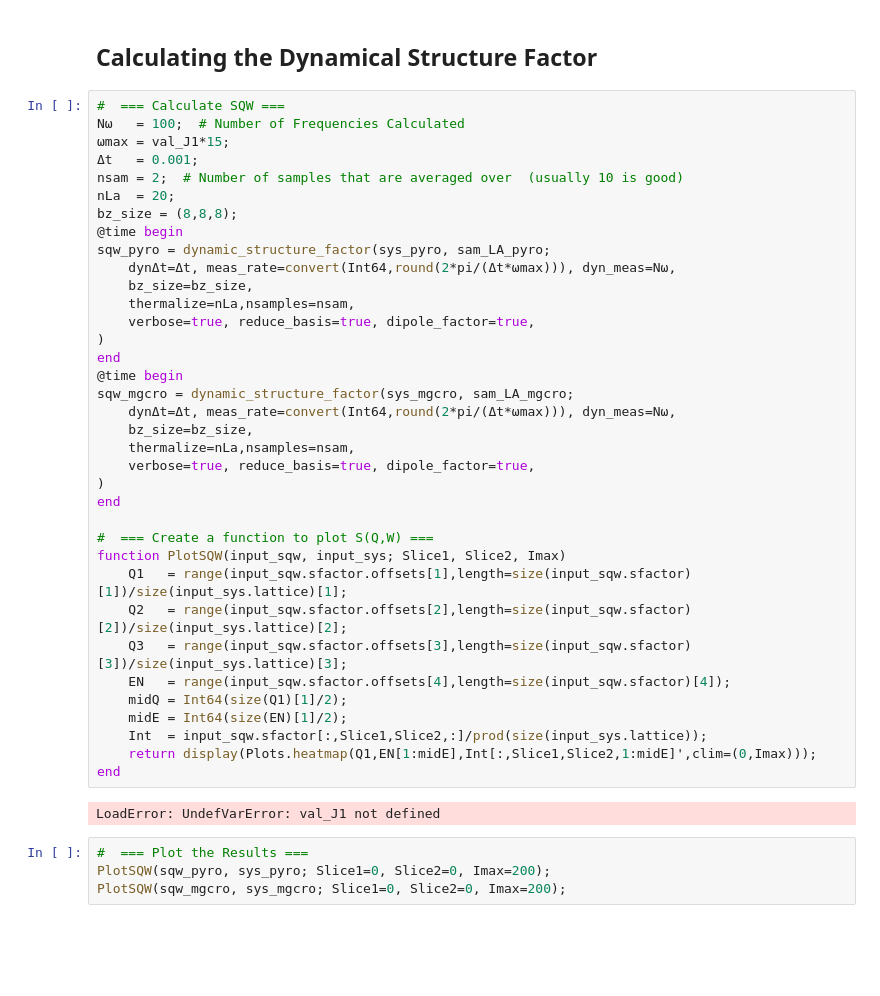
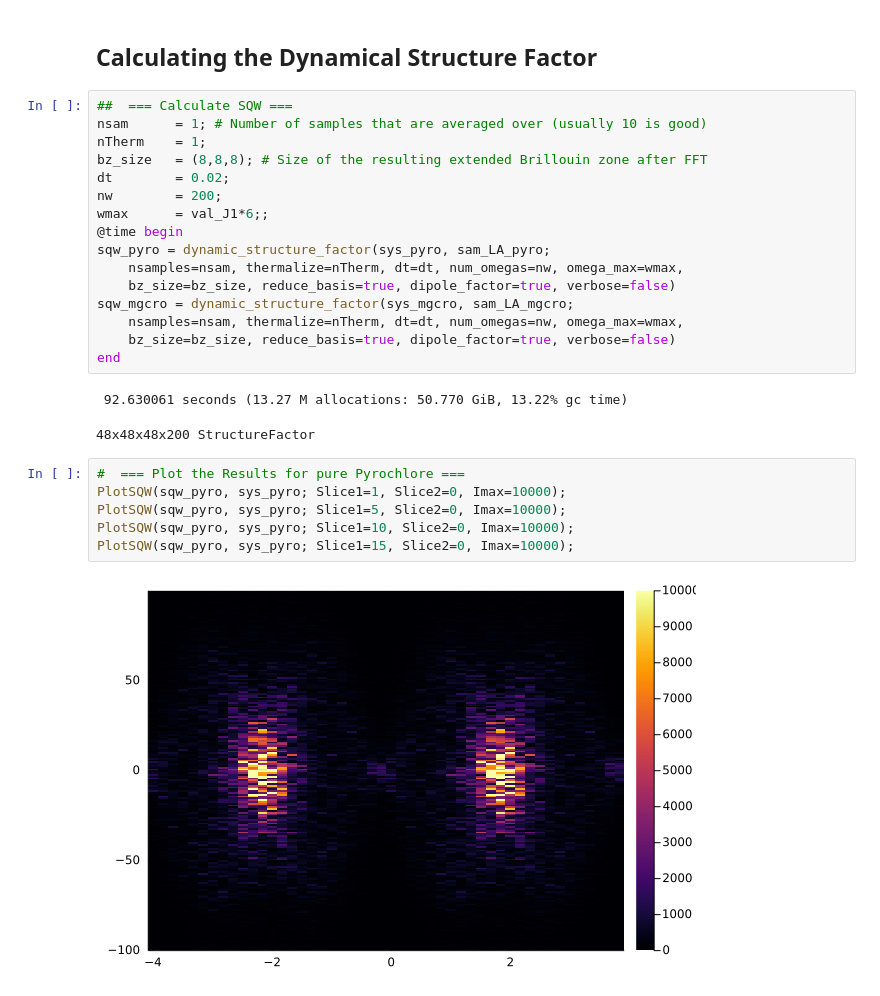
Before and after one commit to SunnySuite/SunnyTutorials, a Jupyter notebook: tutorials/MgCr2O4/MgCr2O4_tutorial.ipynb, the cells around one changed output. Cells and saved outputs as stored; diff of their text form; blank space fills up the shorter version.

```diff
--- a/tutorials/MgCr2O4/MgCr2O4_tutorial.ipynb
+++ b/tutorials/MgCr2O4/MgCr2O4_tutorial.ipynb
@@ -400,44 +401,29 @@ PlotSQ(sq_mgcro, sys_mgcro; Slice=0, Imax=20000)
 # %% [markdown]
 ## **Calculating the Dynamical Structure Factor** ##
-# %%
-#  === Calculate SQW ===
-Nω   = 100;  # Number of Frequencies Calculated
-ωmax = val_J1*15;
-Δt   = 0.001;
-nsam = 2;  # Number of samples that are averaged over  (usually 10 is good)
-nLa  = 20;
-bz_size = (8,8,8);
-@time begin
-sqw_pyro = dynamic_structure_factor(sys_pyro, sam_LA_pyro;
-    dynΔt=Δt, meas_rate=convert(Int64,round(2*pi/(Δt*ωmax))), dyn_meas=Nω,
-    bz_size=bz_size,
-    thermalize=nLa,nsamples=nsam,
-    verbose=true, reduce_basis=true, dipole_factor=true,
-)
-end
-@time begin
-sqw_mgcro = dynamic_structure_factor(sys_mgcro, sam_LA_mgcro;
-    dynΔt=Δt, meas_rate=convert(Int64,round(2*pi/(Δt*ωmax))), dyn_meas=Nω,
-    bz_size=bz_size,
-    thermalize=nLa,nsamples=nsam,
-    verbose=true, reduce_basis=true, dipole_factor=true,
-)
-end
-
-#  === Create a function to plot S(Q,W) ===
-function PlotSQW(input_sqw, input_sys; Slice1, Slice2, Imax)
-    Q1   = range(input_sqw.sfactor.offsets[1],length=size(input_sqw.sfactor)[1])/size(input_sys.lattice)[1];
-    Q2   = range(input_sqw.sfactor.offsets[2],length=size(input_sqw.sfactor)[2])/size(input_sys.lattice)[2];
-    Q3   = range(input_sqw.sfactor.offsets[3],length=size(input_sqw.sfactor)[3])/size(input_sys.lattice)[3];
-    EN   = range(input_sqw.sfactor.offsets[4],length=size(input_sqw.sfactor)[4]);
-    midQ = Int64(size(Q1)[1]/2);
-    midE = Int64(size(EN)[1]/2);
-    Int  = input_sqw.sfactor[:,Slice1,Slice2,:]/prod(size(input_sys.lattice));
-    return display(Plots.heatmap(Q1,EN[1:midE],Int[:,Slice1,Slice2,1:midE]',clim=(0,Imax)));
-end
-# %% [output]
-LoadError: UndefVarError: val_J1 not defined
+# %%
+##  === Calculate SQW ===
+nsam      = 1; # Number of samples that are averaged over (usually 10 is good)
+nTherm    = 1;
+bz_size   = (8,8,8); # Size of the resulting extended Brillouin zone after FFT
+dt        = 0.02;
+nw        = 200;
+wmax      = val_J1*6;;
+@time begin
+sqw_pyro = dynamic_structure_factor(sys_pyro, sam_LA_pyro;
+    nsamples=nsam, thermalize=nTherm, dt=dt, num_omegas=nw, omega_max=wmax,
+    bz_size=bz_size, reduce_basis=true, dipole_factor=true, verbose=false)
+sqw_mgcro = dynamic_structure_factor(sys_mgcro, sam_LA_mgcro;
+    nsamples=nsam, thermalize=nTherm, dt=dt, num_omegas=nw, omega_max=wmax,
+    bz_size=bz_size, reduce_basis=true, dipole_factor=true, verbose=false)
+end
+# %% [output]
+ 92.630061 seconds (13.27 M allocations: 50.770 GiB, 13.22% gc time)
+48x48x48x200 StructureFactor
 # %%
-#  === Plot the Results ===
-PlotSQW(sqw_pyro, sys_pyro; Slice1=0, Slice2=0, Imax=200);
-PlotSQW(sqw_mgcro, sys_mgcro; Slice1=0, Slice2=0, Imax=200);
+#  === Plot the Results for pure Pyrochlore ===
+PlotSQW(sqw_pyro, sys_pyro; Slice1=1, Slice2=0, Imax=10000);
+PlotSQW(sqw_pyro, sys_pyro; Slice1=5, Slice2=0, Imax=10000);
+PlotSQW(sqw_pyro, sys_pyro; Slice1=10, Slice2=0, Imax=10000);
+PlotSQW(sqw_pyro, sys_pyro; Slice1=15, Slice2=0, Imax=10000);
+# %% [output]
+[figure, added]
```
Also changed, not shown: parts of 17 cells of this notebook, 1 other file.
